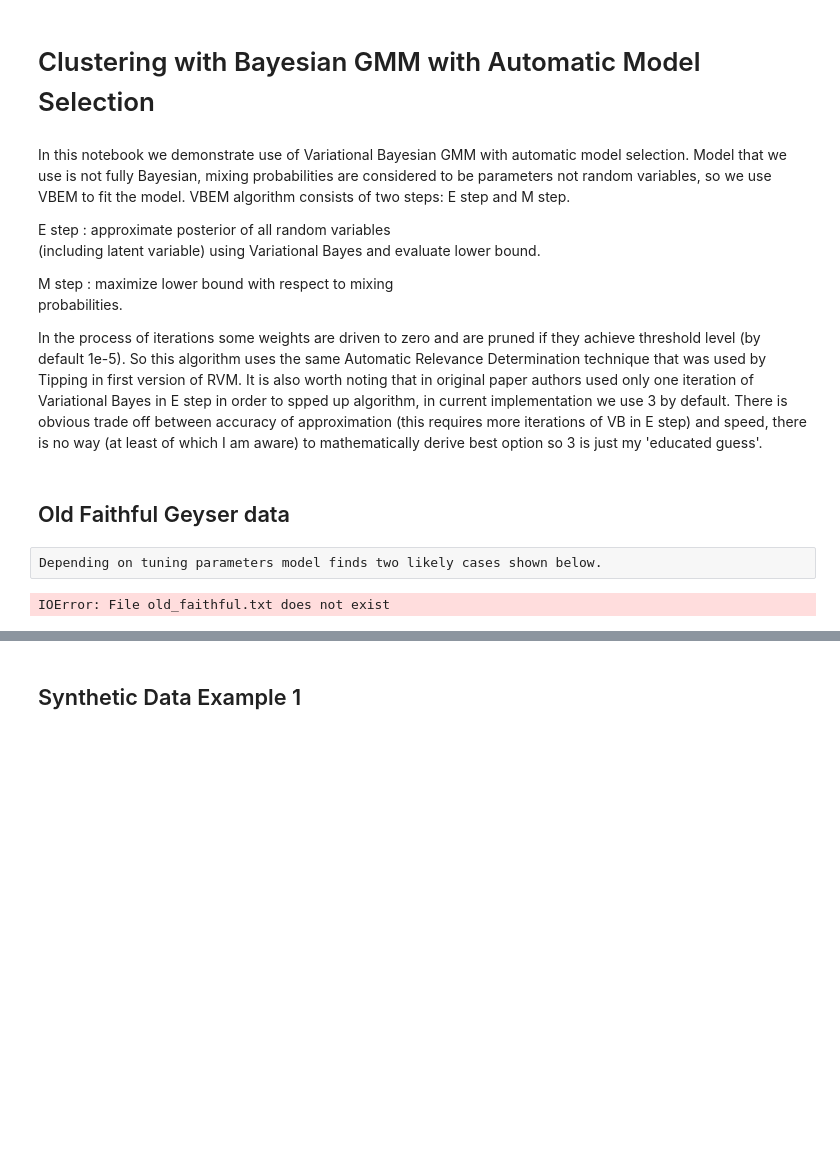
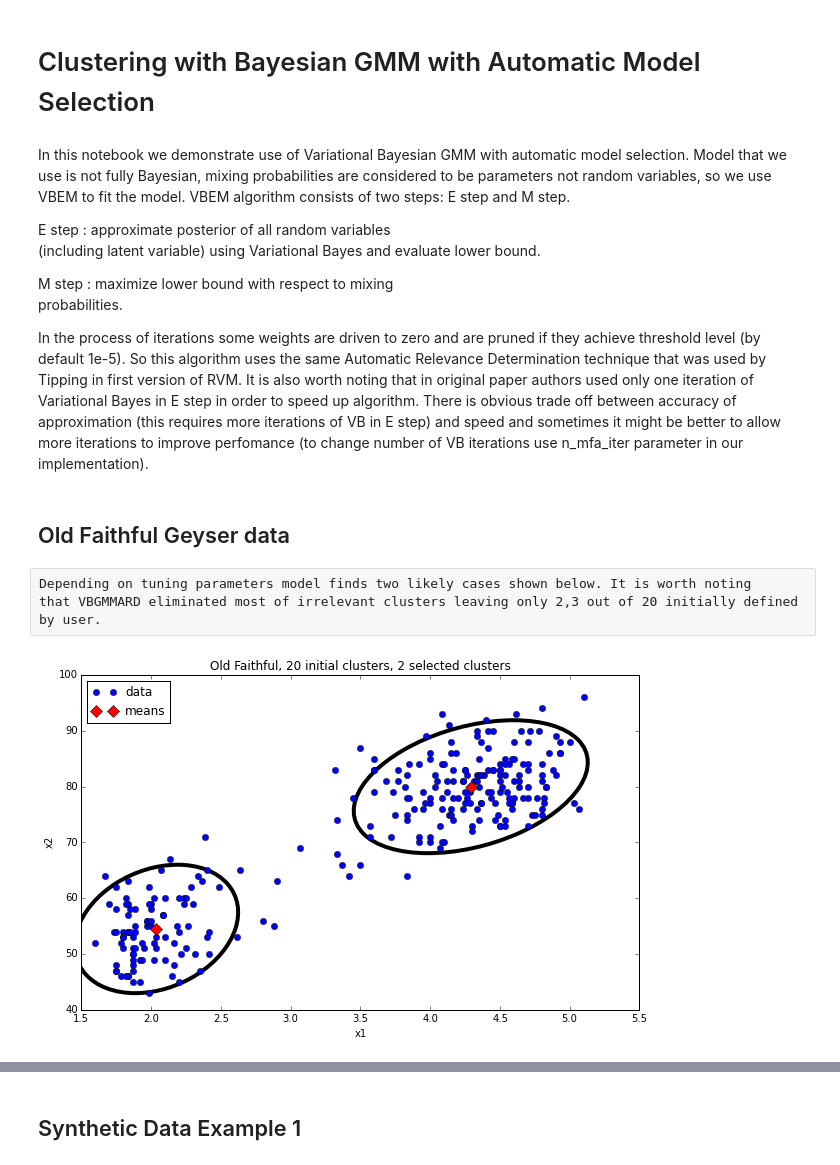
Before and after one commit to AmazaspShumik/sklearn-bayes, a Jupyter notebook: ipython_notebooks_tutorials/mixture_models/example_gaussian_mixture_with_ard.ipynb, the cells around one changed output, grey strips where cells are left out. Cells and saved outputs as stored; diff of their text form; code cells hidden in the pictures; blank space fills up the shorter version.

```diff
--- a/ipython_notebooks_tutorials/mixture_models/example_gaussian_mixture_with_ard.ipynb
+++ b/ipython_notebooks_tutorials/mixture_models/example_gaussian_mixture_with_ard.ipynb
@@ -13,7 +13,8 @@ In this notebook we demonstrate use of Variational Bayesian GMM with automatic m
    probabilities.
 
 In the process of iterations some weights are driven to zero and are pruned if they achieve threshold level (by default 1e-5). So this algorithm uses the same Automatic Relevance Determination technique that was used by Tipping in first version of RVM.
-It is also worth noting that in original paper authors used only one iteration of Variational Bayes in E step in order to spped up algorithm, in current implementation we use 3 by default. There is obvious trade off between accuracy of approximation (this requires more iterations of VB in E step) and speed, there is no way (at least of which I am aware) to mathematically derive best option so 3 is just my 'educated guess'.
+It is also worth noting that in original paper authors used only one iteration of Variational Bayes in E step in order to speed up algorithm. There is obvious trade off between accuracy of approximation (this requires more iterations of VB in E step) and speed and sometimes it might be better to allow more iterations to improve perfomance
+(to change number of VB iterations use n_mfa_iter parameter in our implementation).
 # %%
 import numpy as np
 import matplotlib.pyplot as plt
@@ -112,15 +112,19 @@ def plot_cov_ellipse(cov, pos, nstd=2, ax=None, **kwargs):
 # %% [markdown]
 ## Old Faithful Geyser data
 # %% [raw]
-Depending on tuning parameters model finds two likely cases shown below.
+Depending on tuning parameters model finds two likely cases shown below. It is worth noting
+that VBGMMARD eliminated most of irrelevant clusters leaving only 2,3 out of 20 initially defined by user.
 # %%
 # before running this script make sure you downloaded
-# old faithful geyser data
-Data = pd.read_csv("old_faithful.txt")
+# old faithful geyser data and put it in the same directory
+# as this ipython notebook ():
+# https://github.com/AmazaspShumik/sklearn-bayes/blob/master/ipython_notebooks_tutorials/mixture_models/faithful.csv
+
+Data = pd.read_csv("faithful.csv")
 Data = np.array(Data[['eruptions','waiting']])
 geyser_model_gmm1  = plotter(Data, 20,'Old Faithful')
 # %% [output]
-IOError: File old_faithful.txt does not exist
+[figure, added]
 # %%
 geyser_model_gmm2  = plotter(Data, 20,'Old Faithful', mfa_max_iter = 1)
 # %% [output]
```
Also changed, not shown: parts of 6 cells of this notebook.
